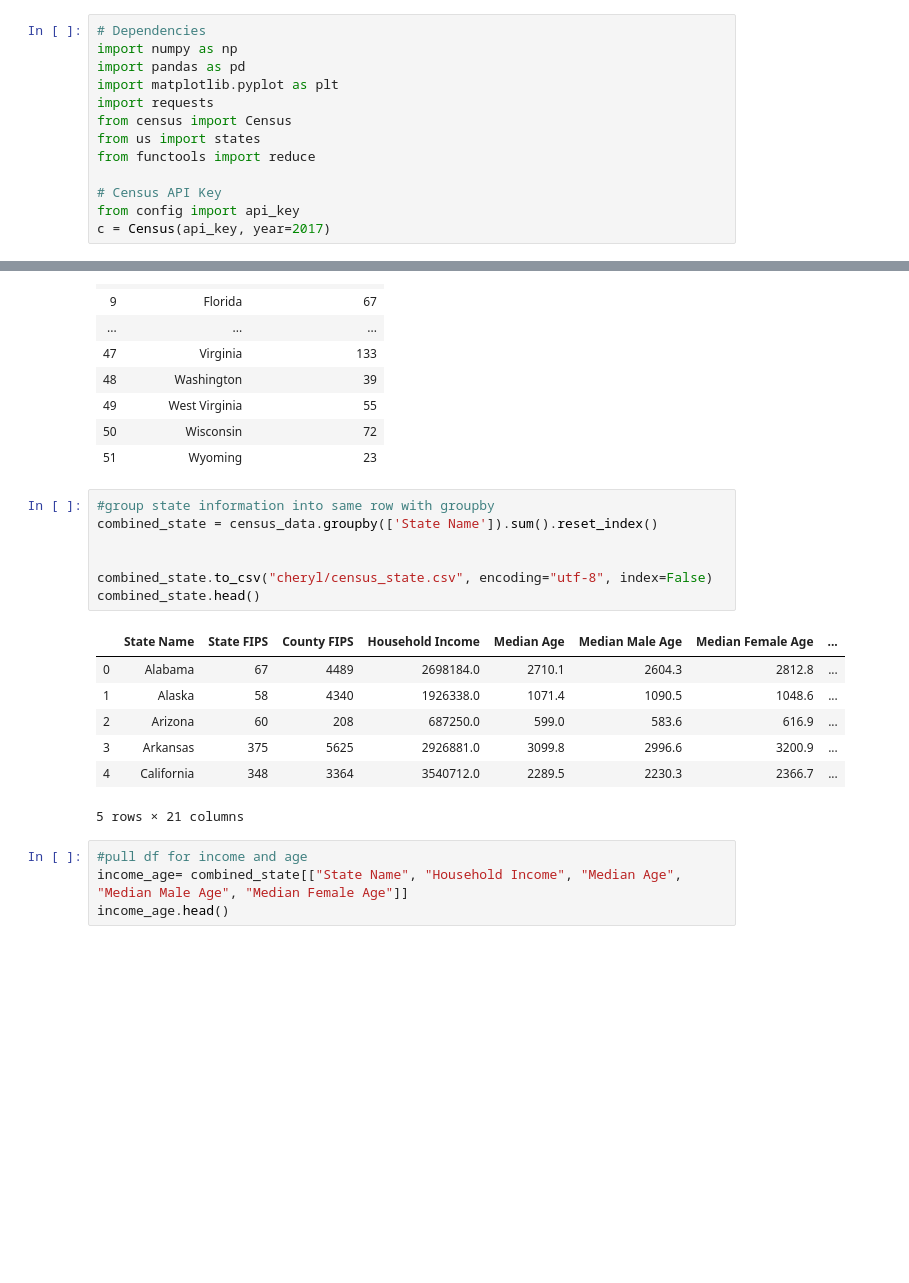
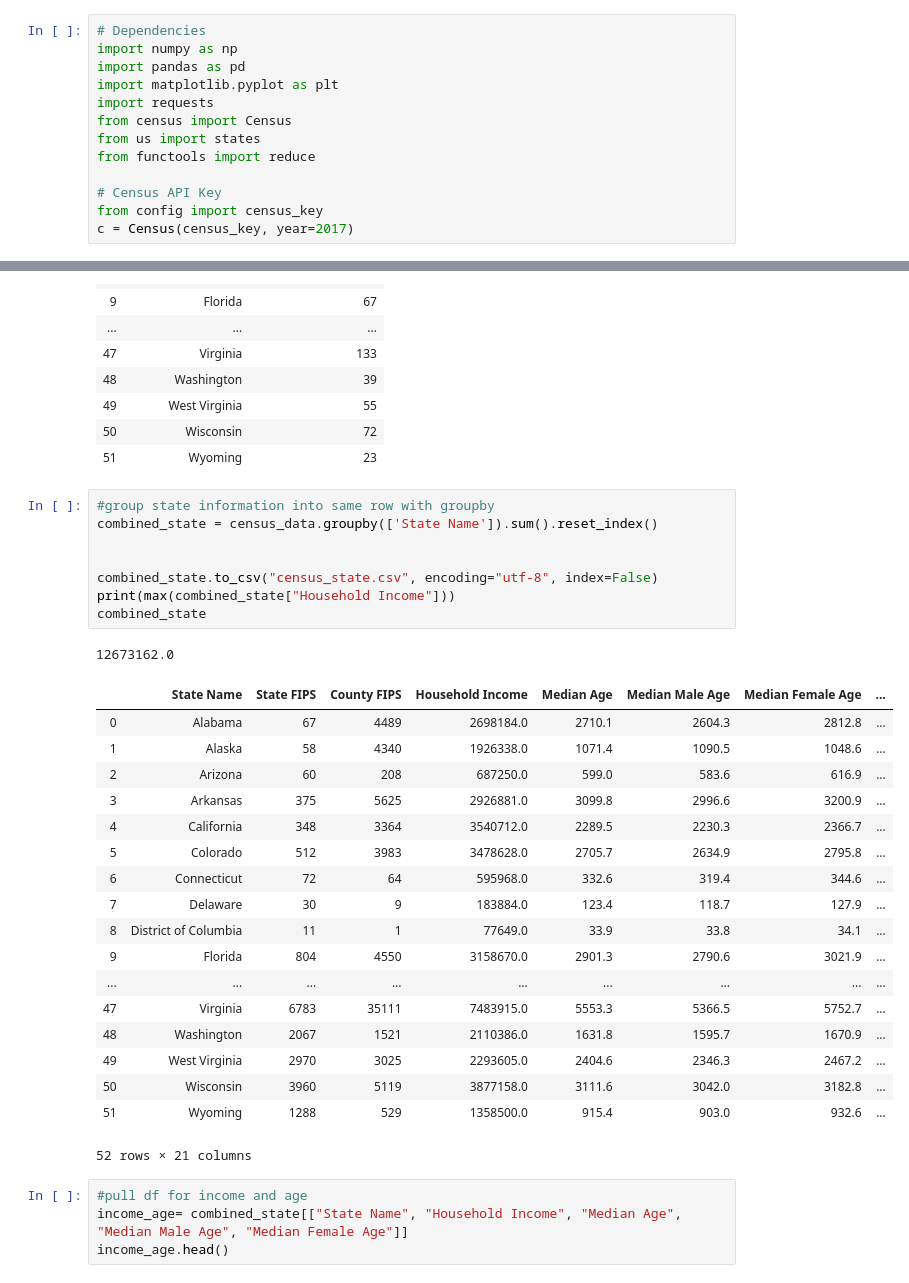
Before and after one commit to jdo4508/Project-1, a Jupyter notebook: cheryl/ACS API-dataframes.ipynb, the cells around one changed output, grey strips where cells are left out. Drawn from its saved outputs; the diff is of its cells as text; blank space fills up the shorter version.

```diff
--- a/cheryl/ACS API-dataframes.ipynb
+++ b/cheryl/ACS API-dataframes.ipynb
@@ -9,5 +9,5 @@ from us import states
 from functools import reduce
 
 # Census API Key
-from config import api_key
-c = Census(api_key, year=2017)
+from config import census_key
+c = Census(census_key, year=2017)
@@ -203,18 +224,31 @@ new_county_counts
 # %%
 #group state information into same row with groupby
 combined_state = census_data.groupby(['State Name']).sum().reset_index()
 
 
-combined_state.to_csv("cheryl/census_state.csv", encoding="utf-8", index=False)
-combined_state.head()
+combined_state.to_csv("census_state.csv", encoding="utf-8", index=False)
+print(max(combined_state["Household Income"]))
+combined_state
 # %% [output]
+12673162.0
 |  | State Name | State FIPS | County FIPS | Household Income | Median Age | Median Male Age | Median Female Age | ... |
 | 0 | Alabama | 67 | 4489 | 2698184.0 | 2710.1 | 2604.3 | 2812.8 | ... |
 | 1 | Alaska | 58 | 4340 | 1926338.0 | 1071.4 | 1090.5 | 1048.6 | ... |
 | 2 | Arizona | 60 | 208 | 687250.0 | 599.0 | 583.6 | 616.9 | ... |
 | 3 | Arkansas | 375 | 5625 | 2926881.0 | 3099.8 | 2996.6 | 3200.9 | ... |
 | 4 | California | 348 | 3364 | 3540712.0 | 2289.5 | 2230.3 | 2366.7 | ... |
+| 5 | Colorado | 512 | 3983 | 3478628.0 | 2705.7 | 2634.9 | 2795.8 | ... |
+| 6 | Connecticut | 72 | 64 | 595968.0 | 332.6 | 319.4 | 344.6 | ... |
+| 7 | Delaware | 30 | 9 | 183884.0 | 123.4 | 118.7 | 127.9 | ... |
+| 8 | District of Columbia | 11 | 1 | 77649.0 | 33.9 | 33.8 | 34.1 | ... |
+| 9 | Florida | 804 | 4550 | 3158670.0 | 2901.3 | 2790.6 | 3021.9 | ... |
+| ... | ... | ... | ... | ... | ... | ... | ... | ... |
+| 47 | Virginia | 6783 | 35111 | 7483915.0 | 5553.3 | 5366.5 | 5752.7 | ... |
+| 48 | Washington | 2067 | 1521 | 2110386.0 | 1631.8 | 1595.7 | 1670.9 | ... |
+| 49 | West Virginia | 2970 | 3025 | 2293605.0 | 2404.6 | 2346.3 | 2467.2 | ... |
+| 50 | Wisconsin | 3960 | 5119 | 3877158.0 | 3111.6 | 3042.0 | 3182.8 | ... |
+| 51 | Wyoming | 1288 | 529 | 1358500.0 | 915.4 | 903.0 | 932.6 | ... |
-5 rows × 21 columns
+52 rows × 21 columns
 # %%
 #pull df for income and age
 income_age= combined_state[["State Name", "Household Income", "Median Age", "Median Male Age", "Median Female Age"]]
```
Also changed, not shown: parts of 9 cells of this notebook, 11 other files.
